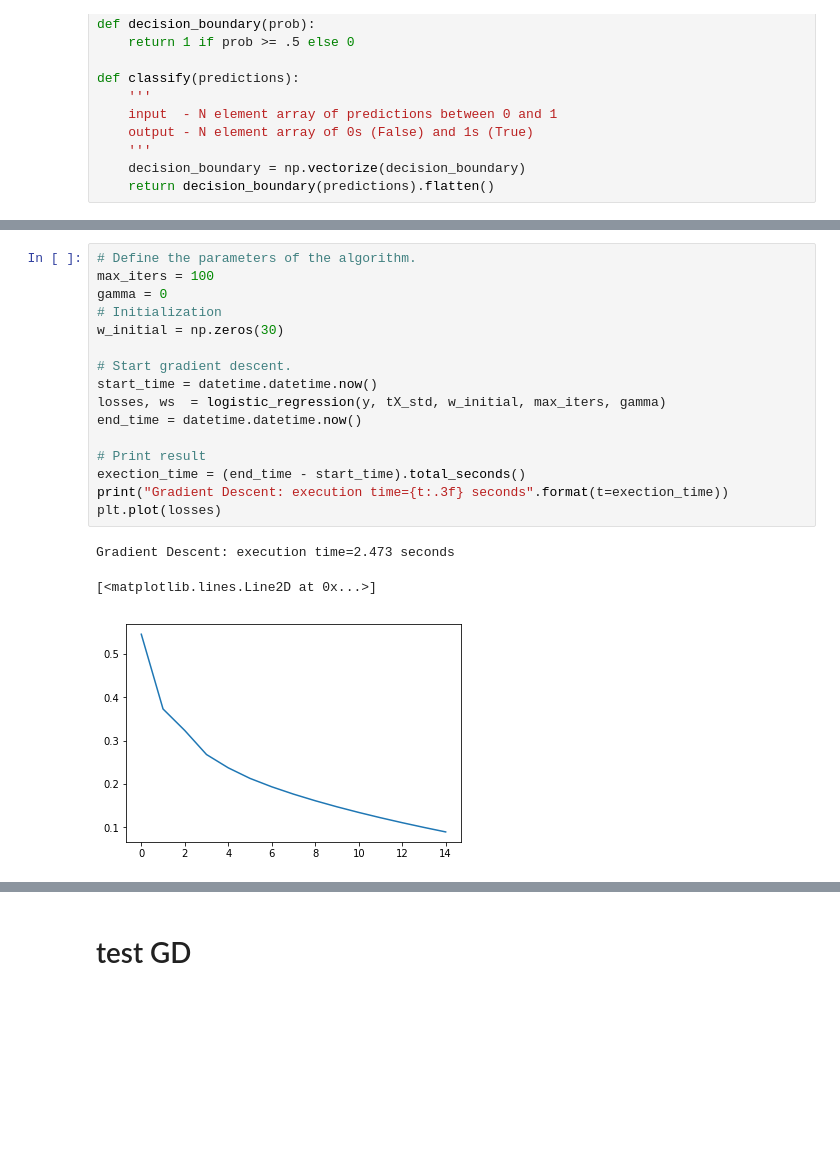
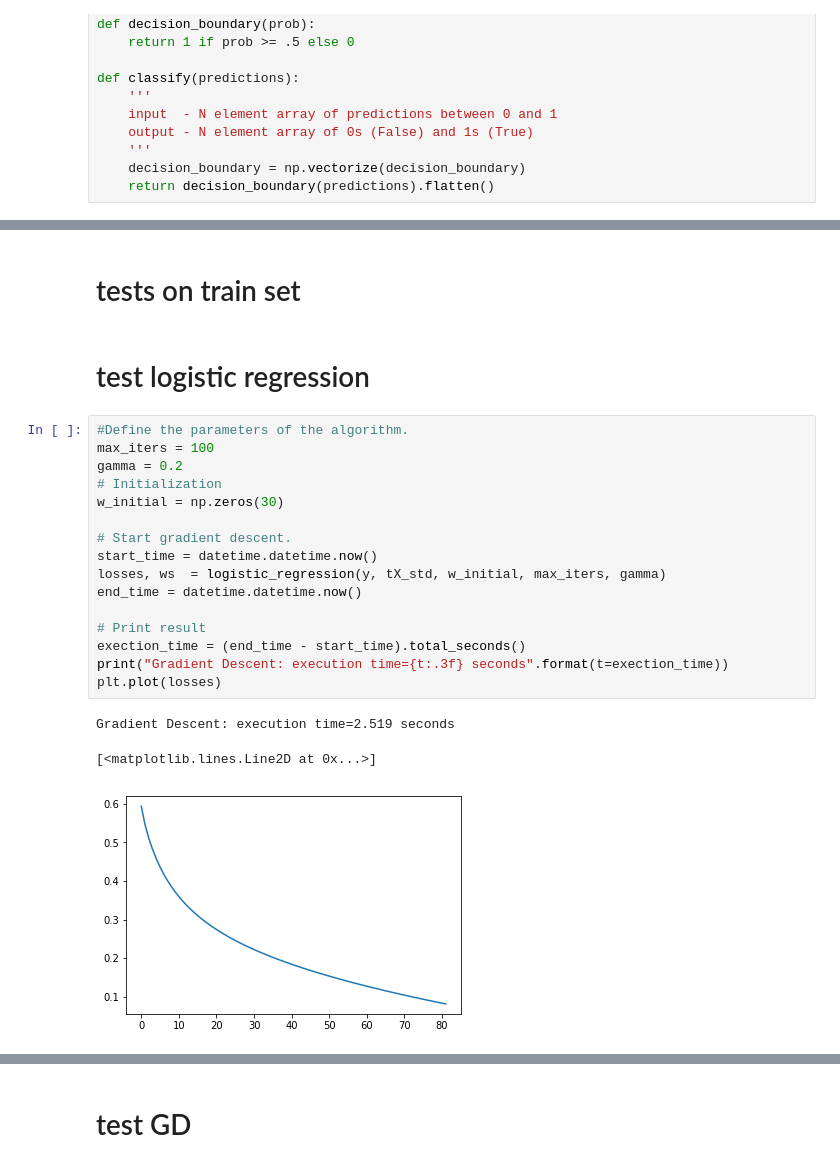
Before and after one commit to MaximeFth/Machine_learning_2020, a Jupyter notebook: project1/scripts/project1.ipynb, the cells around one changed output, grey strips where cells are left out. Saved outputs shown, nothing was run; the diff lists cells and outputs as text; blank space fills up the shorter version.

```diff
--- a/project1/scripts/project1.ipynb
+++ b/project1/scripts/project1.ipynb
@@ -153,20 +184,24 @@ def classify(predictions):
+# %% [markdown]
+# tests on train set
+# %% [markdown]
+# test logistic regression
 # %%
-# Define the parameters of the algorithm.
+#Define the parameters of the algorithm.
 max_iters = 100
-gamma = 0
+gamma = 0.2
 # Initialization
 w_initial = np.zeros(30)
 
 # Start gradient descent.
 start_time = datetime.datetime.now()
 losses, ws  = logistic_regression(y, tX_std, w_initial, max_iters, gamma)
 end_time = datetime.datetime.now()
 
 # Print result
 exection_time = (end_time - start_time).total_seconds()
 print("Gradient Descent: execution time={t:.3f} seconds".format(t=exection_time))
 plt.plot(losses)
 # %% [output]
-Gradient Descent: execution time=2.473 seconds
+Gradient Descent: execution time=2.519 seconds
 [<matplotlib.lines.Line2D at 0x...>]
-[figure, old version]
+[figure, new version]
```
Also changed, not shown: parts of 6 cells of this notebook.
